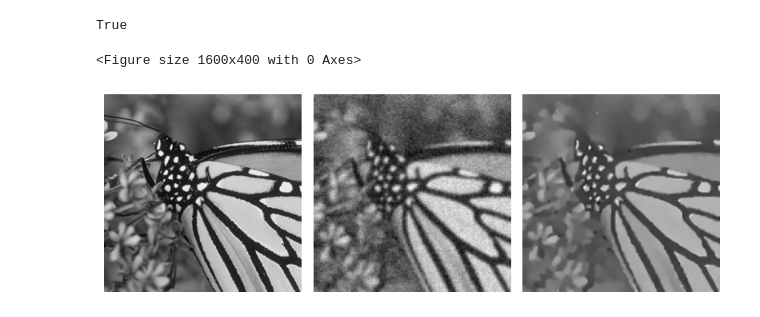
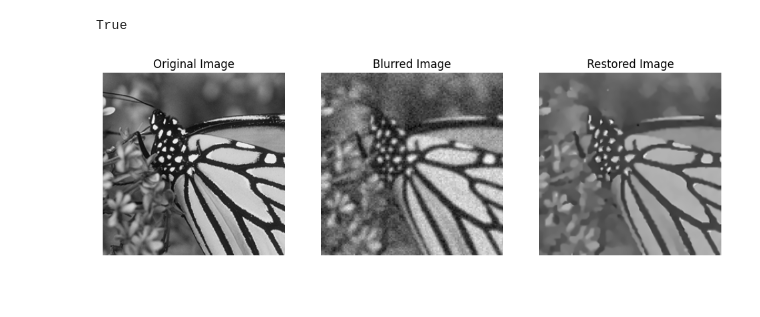
Before and after one commit to arghyasinha/PnP-FISTA, a Jupyter notebook: superresolution_demo.ipynb, the cells around one changed output. Saved outputs shown, nothing was run; the diff lists cells and outputs as text; code cells hidden in the pictures; blank space fills up the shorter version.

```diff
--- a/superresolution_demo.ipynb
+++ b/superresolution_demo.ipynb
@@ -222,32 +221,17 @@ Best window: 5
 Best patch: 1
 Reconstruction Completed.
 True
-# %%
-
-
-plt.figure(figsize=(16,4))  # Width, Height in inches
-
-fig, axes = plt.subplots(1,3,figsize = (8,8))
-
-# Plot original image
-axes[0].imshow(image, cmap='gray')
-# axes[0].set_title('Original Image')
-axes[0].axis('off')  # Hide axis
-
-# Plot input image
-axes[1].imshow(input_image, cmap='gray')
-# axes[1].set_title('Input Image')
-axes[1].axis('off')  # Hide axis
-
-
-# Plot reconstructed image
-axes[2].imshow(reconstruction, cmap='gray')
-# axes[3].set_title('Reconstructed Image')
-axes[2].axis('off')  # Hide axis
-
-# Show the plot
-plt.tight_layout()
-plt.show()
-# %% [output]
-<Figure size 1600x400 with 0 Axes>
-[figure, removed]
+# %%
+fig, axs = plt.subplots(1, 3,figsize=(12, 4))
+axs[0].imshow(image, cmap='gray')
+axs[0].axis('off')
+axs[0].set_title('Original Image')
+axs[1].imshow(b0, cmap='gray')
+axs[1].axis('off')
+axs[1].set_title('Blurred Image')
+axs[2].imshow(reconstruction, cmap='gray')
+axs[2].axis('off')
+axs[2].set_title('Restored Image')
+plt.show()
+# %% [output]
+[figure, added]
```
Also changed, not shown: parts of 1 cell of this notebook, 3 other files.
